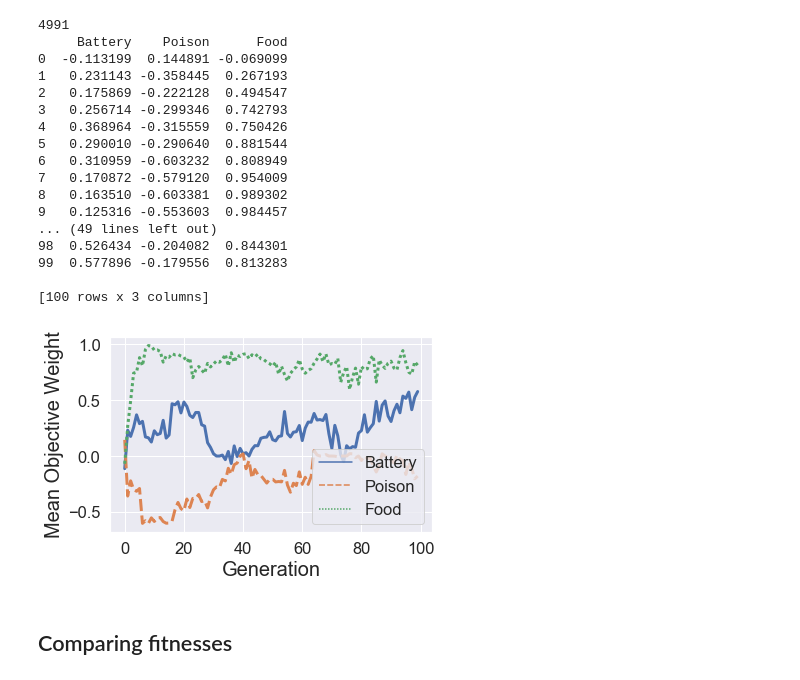
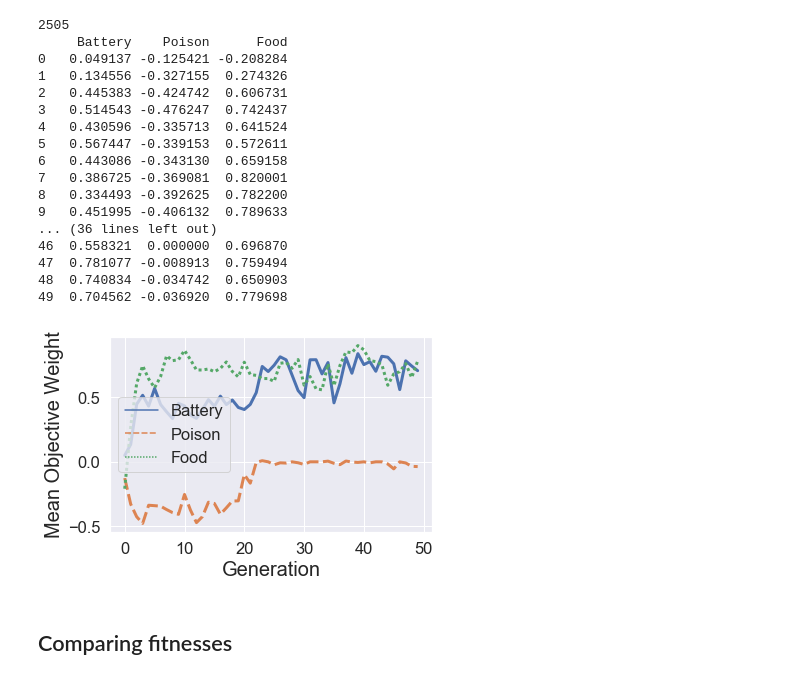
Before and after one commit to kaiolae/dfp_banana, a Jupyter notebook: Direct-Future-Prediction-Keras/notebooks/AnalyzeEvolvedNetwork.ipynb, the cells around one changed output. Drawn from its saved outputs; the diff is of its cells as text; code cells hidden in the pictures.

```diff
--- a/Direct-Future-Prediction-Keras/notebooks/AnalyzeEvolvedNetwork.ipynb
+++ b/Direct-Future-Prediction-Keras/notebooks/AnalyzeEvolvedNetwork.ipynb
@@ -1,4 +1,5 @@
 # %%
+TOP_FOLDER = "sep24_five_fitnesstests_per_individual_run1100"
 import pandas
 import seaborn as sns
 #Params
@@ -43,46 +49,46 @@ sns.lineplot(x="Generation", y="StdDev", data=fitness_frame)
 # %%
-nn_output_file = "../evo_test2/nn_outputs_summary.csv"
+nn_output_file = "../"+TOP_FOLDER+"/nn_outputs_summary.csv"
 
 import matplotlib.pyplot as plt
 sns.set(font_scale=1.5)
 
 #Plotting NN outputs (that is, objective values) over generations.
 nn_out_frame = pandas.read_csv(nn_output_file, sep=" ")#, header=0, names=["Ammo", "Health", "Frags"])
 #nn_out_frame.rename(columns={"Ammo": "Ammunition",
 #                              "Health": "Health",
 #                              "Frags": "Attack"}, inplace=True)
 #print(nn_out_frame)
 print(len(nn_out_frame))
 summmary_nn_outputs=summarize_across_generations(nn_out_frame)
 #summmary_nn_outputs.drop(summmary_nn_outputs.tail(1).index,inplace=True) # drop last n rows
 #print(summmary_nn_outputs)
 summmary_nn_outputs=summmary_nn_outputs.drop("Generation",1) #Dropping since is same as index
 print(summmary_nn_outputs)
 plt.xlabel("Generation", fontsize=20)
 plt.ylabel("Mean Objective Weight", fontsize=20)
 ax=sns.lineplot(data=summmary_nn_outputs, linewidth = 3)
 fig=ax.get_figure()
 fig.tight_layout()
 fig.savefig("objectives_over_generations.pdf")
 # %% [output]
-4991
+2505
      Battery    Poison      Food
-0  -0.113199  0.144891 -0.069099
-1   0.231143 -0.358445  0.267193
-2   0.175869 -0.222128  0.494547
-3   0.256714 -0.299346  0.742793
-4   0.368964 -0.315559  0.750426
-5   0.290010 -0.290640  0.881544
-6   0.310959 -0.603232  0.808949
-7   0.170872 -0.579120  0.954009
-8   0.163510 -0.603381  0.989302
-9   0.125316 -0.553603  0.984457
-... (49 lines left out)
-98  0.526434 -0.204082  0.844301
-99  0.577896 -0.179556  0.813283
-
-[100 rows x 3 columns]
+0   0.049137 -0.125421 -0.208284
+1   0.134556 -0.327155  0.274326
+2   0.445383 -0.424742  0.606731
+3   0.514543 -0.476247  0.742437
+4   0.430596 -0.335713  0.641524
+5   0.567447 -0.339153  0.572611
+6   0.443086 -0.343130  0.659158
+7   0.386725 -0.369081  0.820001
+8   0.334493 -0.392625  0.782200
+9   0.451995 -0.406132  0.789633
+... (36 lines left out)
+46  0.558321  0.000000  0.696870
+47  0.781077 -0.008913  0.759494
+48  0.740834 -0.034742  0.650903
+49  0.704562 -0.036920  0.779698
-[figure, old version]
+[figure, new version]
 # %% [markdown]
 ## Comparing fitnesses
 # %%
```
Also changed, not shown: parts of 9 cells of this notebook, 16 other files.
